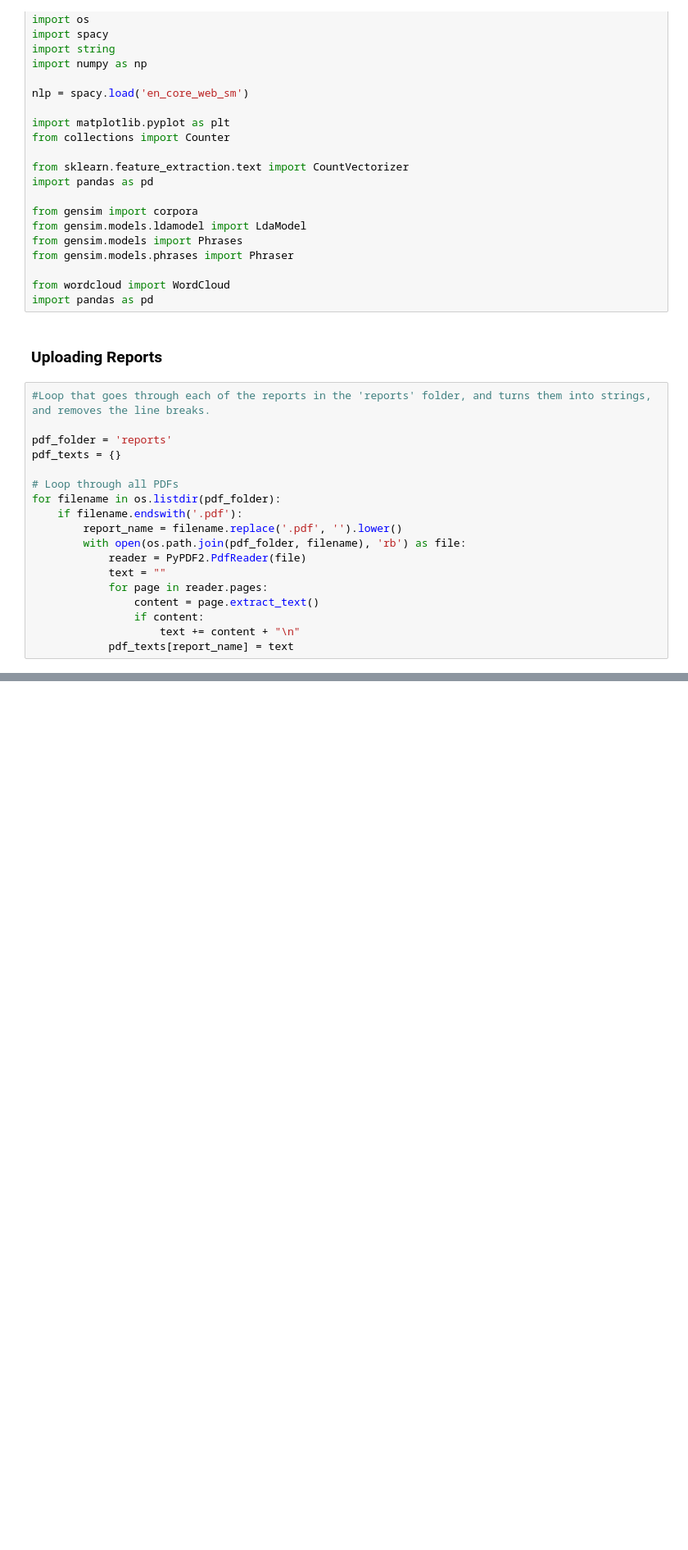
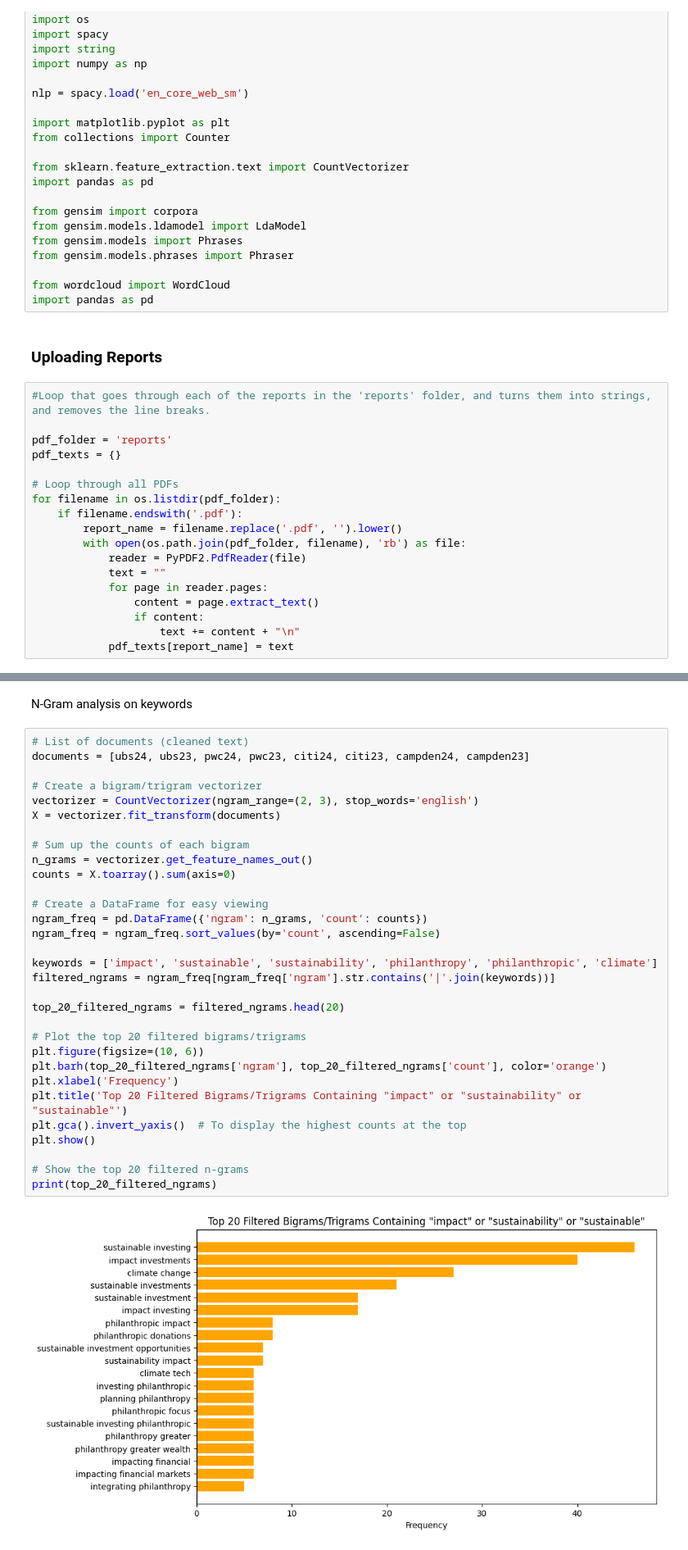
Before and after one commit to blaise-em/Impact-Investing-Capstone-Project, a Jupyter notebook: Notebook 3.ipynb, the cells around one changed output, grey strips where cells are left out. Shown: that part at 82% size. Cells and saved outputs as stored; diff of their text form; blank space fills up the shorter version.

Commit message:
24, 23, 22 -  up until n-gram

```diff
--- a/Notebook 3.ipynb
+++ b/Notebook 3.ipynb
@@ -62,0 +283,35 @@ KeyError: 'pwc_22.pdf'
+# %% [markdown]
+N-Gram analysis on keywords
+# %%
+# List of documents (cleaned text)
+documents = [ubs24, ubs23, pwc24, pwc23, citi24, citi23, campden24, campden23]
+
+# Create a bigram/trigram vectorizer
+vectorizer = CountVectorizer(ngram_range=(2, 3), stop_words='english')
+X = vectorizer.fit_transform(documents)
+
+# Sum up the counts of each bigram
+n_grams = vectorizer.get_feature_names_out()
+counts = X.toarray().sum(axis=0)
+
+# Create a DataFrame for easy viewing
+ngram_freq = pd.DataFrame({'ngram': n_grams, 'count': counts})
+ngram_freq = ngram_freq.sort_values(by='count', ascending=False)
+
+keywords = ['impact', 'sustainable', 'sustainability', 'philanthropy', 'philanthropic', 'climate']
+filtered_ngrams = ngram_freq[ngram_freq['ngram'].str.contains('|'.join(keywords))]
+
+top_20_filtered_ngrams = filtered_ngrams.head(20)
+
+# Plot the top 20 filtered bigrams/trigrams
+plt.figure(figsize=(10, 6))
+plt.barh(top_20_filtered_ngrams['ngram'], top_20_filtered_ngrams['count'], color='orange')
+plt.xlabel('Frequency')
+plt.title('Top 20 Filtered Bigrams/Trigrams Containing "impact" or "sustainability" or "sustainable"')
+plt.gca().invert_yaxis()  # To display the highest counts at the top
+plt.show()
+
+# Show the top 20 filtered n-grams
+print(top_20_filtered_ngrams)
+# %% [output]
+[figure, added]
```
Also changed, not shown: parts of 18 cells of this notebook, 4 other files.
